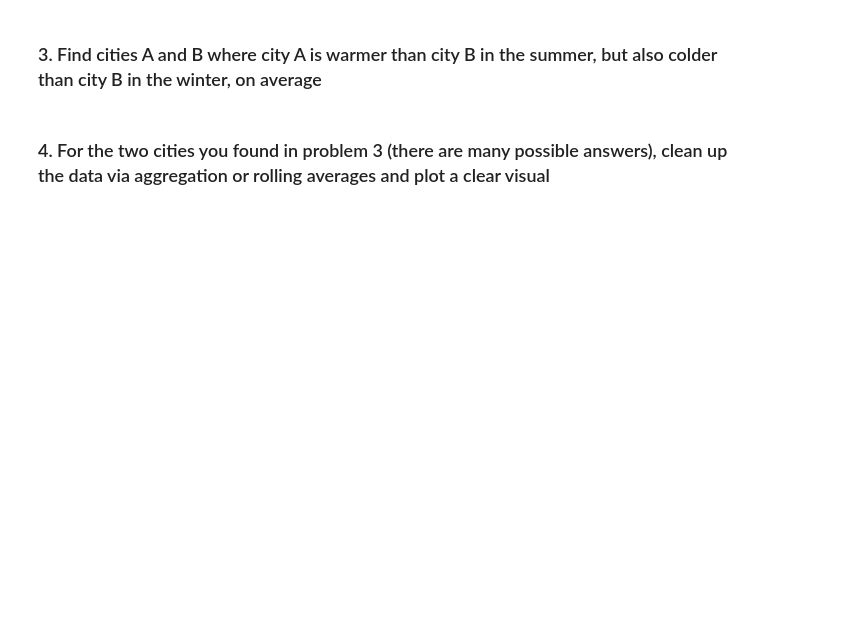
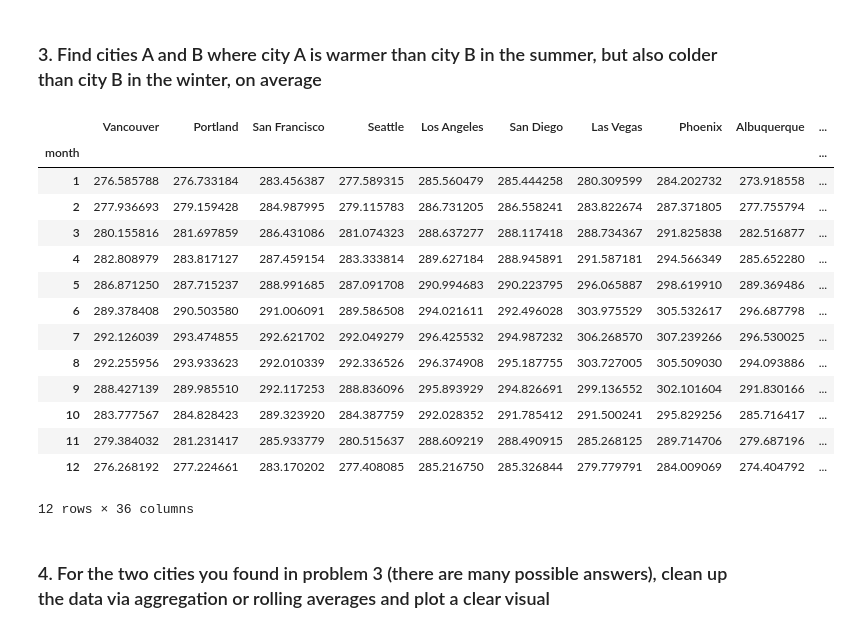
Before and after one commit to christina-schwa/Week11, a Jupyter notebook: Schwaller_week11_homework.ipynb, the cells around one changed output. Drawn from its saved outputs; the diff is of its cells as text; code cells hidden in the pictures; blank space fills up the shorter version.

```diff
--- a/Schwaller_week11_homework.ipynb
+++ b/Schwaller_week11_homework.ipynb
@@ -83,5 +75,27 @@ def FillInMissing:
 # %% [markdown]
 ### 3. Find cities A and B where city A is warmer than city B in the summer, but also colder than city B in the winter, on average
+# %%
+df["month"] = pd.DatetimeIndex(df["datetime"]).month
+avg_temp = df.groupby("month").mean()
+avg_temp
+
+#I picked Las Vegas as city A and San Diego as city B. I noticed those first because they were right next to each other.
+# %% [output]
+|  | Vancouver | Portland | San Francisco | Seattle | Los Angeles | San Diego | Las Vegas | Phoenix | Albuquerque | ... |
+| month |  |  |  |  |  |  |  |  |  | ... |
+| 1 | 276.585788 | 276.733184 | 283.456387 | 277.589315 | 285.560479 | 285.444258 | 280.309599 | 284.202732 | 273.918558 | ... |
+| 2 | 277.936693 | 279.159428 | 284.987995 | 279.115783 | 286.731205 | 286.558241 | 283.822674 | 287.371805 | 277.755794 | ... |
+| 3 | 280.155816 | 281.697859 | 286.431086 | 281.074323 | 288.637277 | 288.117418 | 288.734367 | 291.825838 | 282.516877 | ... |
+| 4 | 282.808979 | 283.817127 | 287.459154 | 283.333814 | 289.627184 | 288.945891 | 291.587181 | 294.566349 | 285.652280 | ... |
+| 5 | 286.871250 | 287.715237 | 288.991685 | 287.091708 | 290.994683 | 290.223795 | 296.065887 | 298.619910 | 289.369486 | ... |
+| 6 | 289.378408 | 290.503580 | 291.006091 | 289.586508 | 294.021611 | 292.496028 | 303.975529 | 305.532617 | 296.687798 | ... |
+| 7 | 292.126039 | 293.474855 | 292.621702 | 292.049279 | 296.425532 | 294.987232 | 306.268570 | 307.239266 | 296.530025 | ... |
+| 8 | 292.255956 | 293.933623 | 292.010339 | 292.336526 | 296.374908 | 295.187755 | 303.727005 | 305.509030 | 294.093886 | ... |
+| 9 | 288.427139 | 289.985510 | 292.117253 | 288.836096 | 295.893929 | 294.826691 | 299.136552 | 302.101604 | 291.830166 | ... |
+| 10 | 283.777567 | 284.828423 | 289.323920 | 284.387759 | 292.028352 | 291.785412 | 291.500241 | 295.829256 | 285.716417 | ... |
+| 11 | 279.384032 | 281.231417 | 285.933779 | 280.515637 | 288.609219 | 288.490915 | 285.268125 | 289.714706 | 279.687196 | ... |
+| 12 | 276.268192 | 277.224661 | 283.170202 | 277.408085 | 285.216750 | 285.326844 | 279.779791 | 284.009069 | 274.404792 | ... |
+12 rows × 36 columns
 # %% [markdown]
 ### 4. For the two cities you found in problem 3 (there are many possible answers), clean up the data via aggregation or rolling averages and plot a clear visual
 # %%
```
Also changed, not shown: parts of 10 cells of this notebook.
